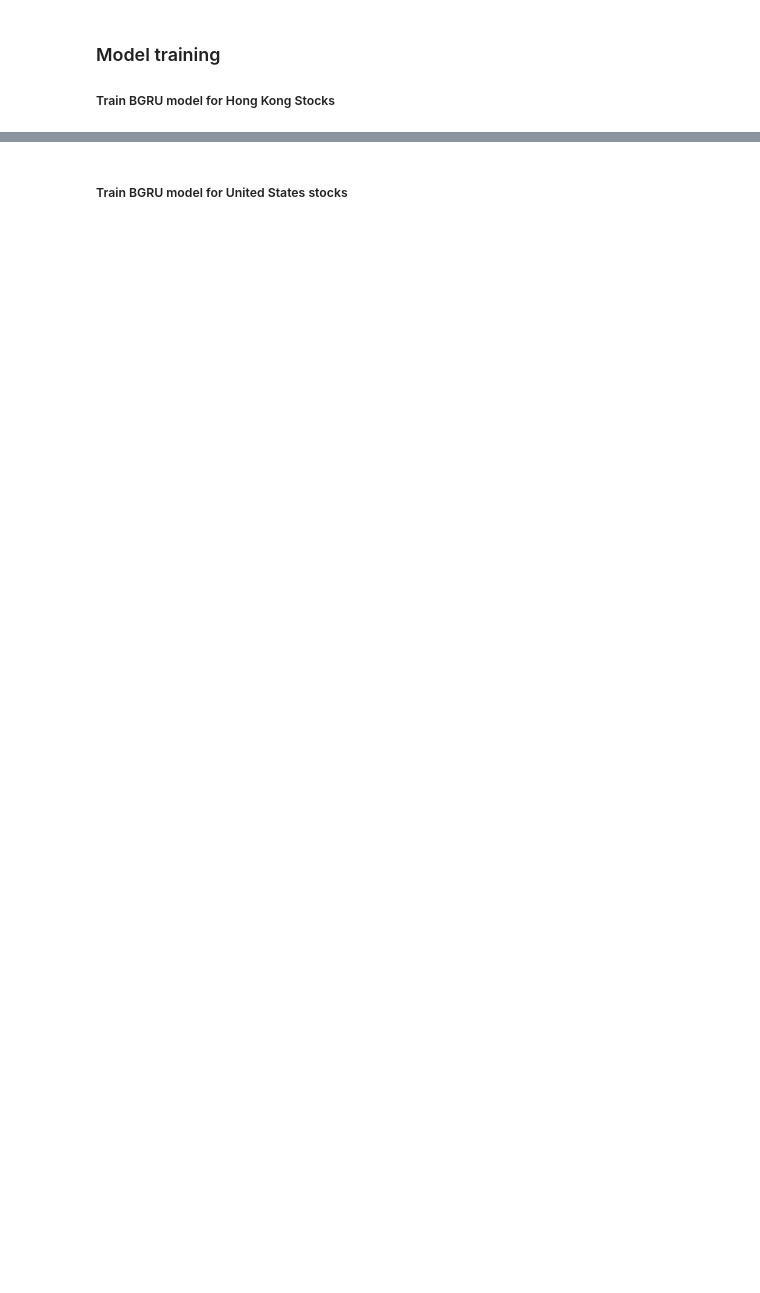
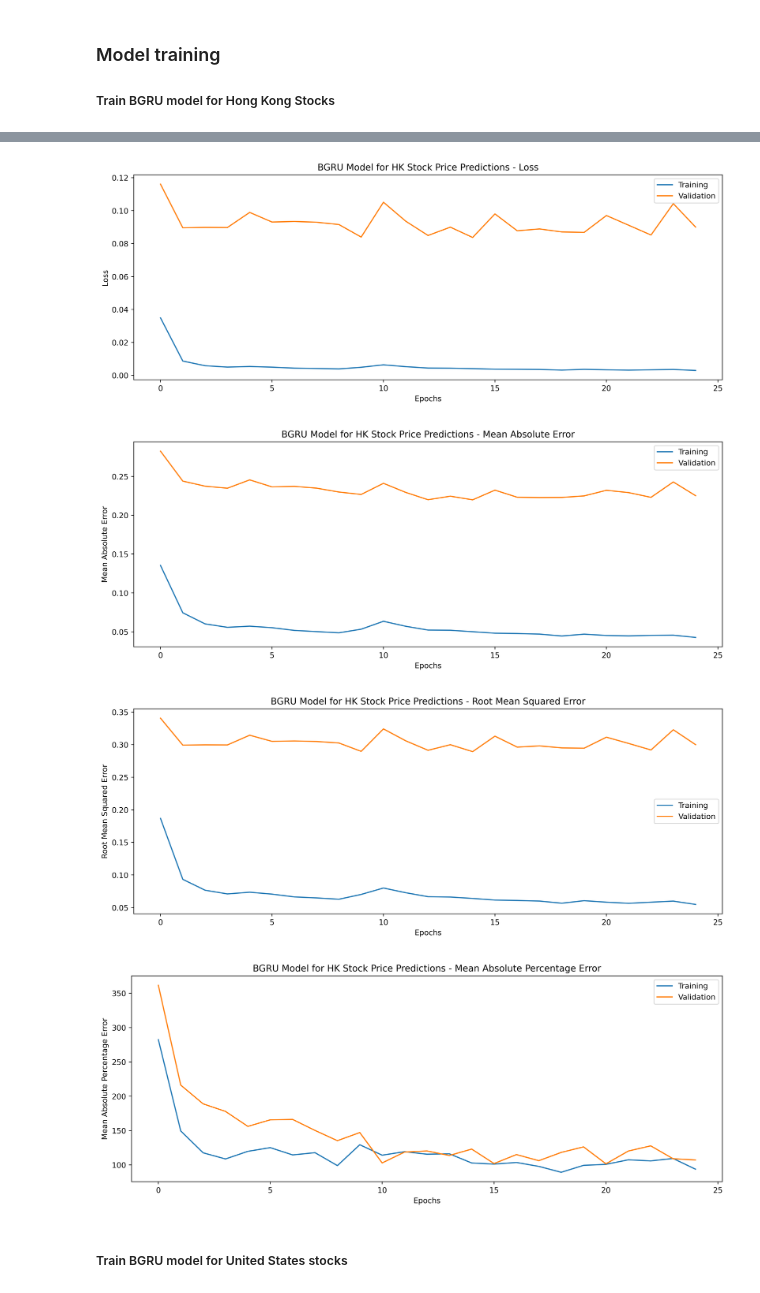
Before and after one commit to wilsonvolker/comparative-study-bgru-gan-model, a Jupyter notebook: 3.1. Model Training - BGRU.ipynb, the cells around one changed output, grey strips where cells are left out. Cells and saved outputs as stored; diff of their text form; code cells hidden in the pictures; blank space fills up the shorter version.

```diff
--- a/3.1. Model Training - BGRU.ipynb
+++ b/3.1. Model Training - BGRU.ipynb
@@ -247,33 +312,41 @@ KeyboardInterrupt:
 # %%
 # plot training history
 def plot_history(history_dict, title):
     """
     Plot the training history
-    :param history_dict -> dict: the training history, should be a dict (from keras' history.history)
-    :param title -> str: plot title, example: "HK BGRU Model - {}", the program will replace the {} with the relevant metric name
+    :param history_dict: dict, the training history, should be a dict (from keras' history.history)
+    :param title: str, plot title, example: "HK BGRU Model - {}", the program will replace the {} with the relevant metric name
     :return:
     """
     metrics = ["loss",
            "mean_absolute_error",
            "root_mean_squared_error",
            "mean_absolute_percentage_error"
            # "val_loss",
            # "val_mean_absolute_error",
            # "val_root_mean_squared_error",
            # "val_mean_absolute_percentage_error"
            ]
 
     for metric in metrics:
         plt.figure(figsize=(14, 5), dpi=500, facecolor="white")
         # metrics.replace("_", "").title()
         plt.plot(history_dict[metric], label="Training")
         plt.plot(history_dict["val_{}".format(metric)], label="Validation")
         plt.xlabel("Epochs")
-        plt.ylabel(metrics.replace("_", "").title())
-        plt.title(title.format(metrics.replace("_", "").title()))
+        plt.ylabel(metric.replace("_", " ").title())
+        plt.title(title.format(metric.replace("_", " ").title()))
         plt.legend()
         create_dir_if_not_exist(MODEL_TRAIN_HISTORY_DIAGRAMS_PATH)
         # plt.savefig('{}/{}.png'.format(MODEL_TRAIN_HISTORY_DIAGRAMS_PATH, plt.gca().get_title()))
         plt.show()
+
+hk_gru_history_dict = np.load(hk_bgru_train_history_file_path, allow_pickle=True).item()
+plot_history(hk_gru_history_dict, "BGRU Model for HK Stock Price Predictions - {}")
+# %% [output]
+[figure, added]
+[figure, added]
+[figure, added]
+[figure, added]
 # %% [markdown]
 ##### Train BGRU model for United States stocks
```
Also changed, not shown: parts of 10 cells of this notebook, 3 other files.
